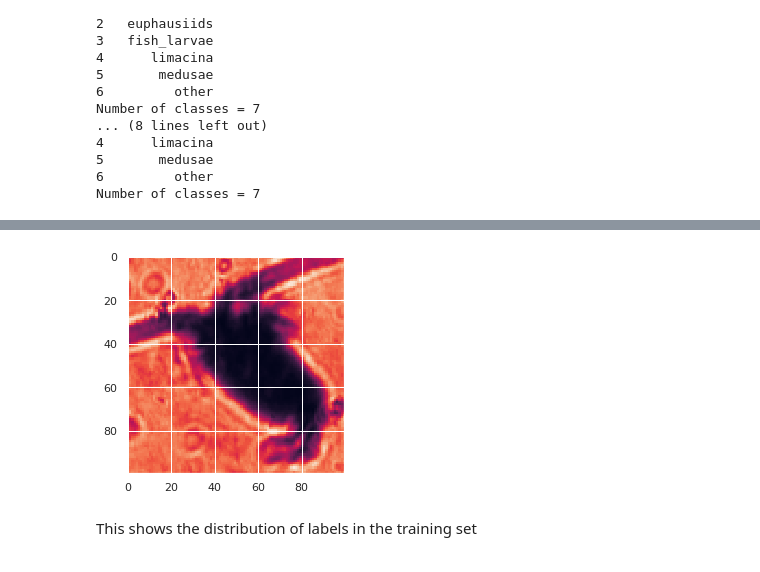
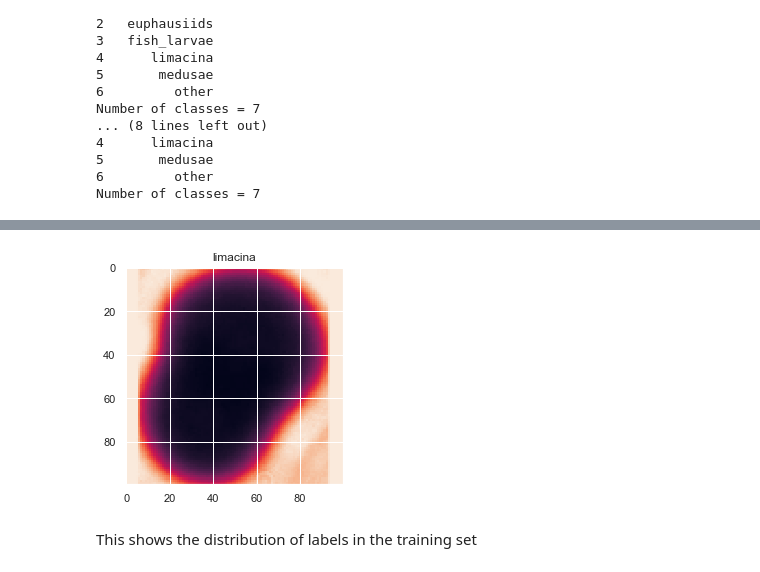
Before and after one commit to George-Marchment/OCEAN, a Jupyter notebook: starting_kit/README_preprocessing.ipynb, the cells around one changed output, grey strips where cells are left out. Saved outputs shown, nothing was run; the diff lists cells and outputs as text; code cells hidden in the pictures.

```diff
--- a/starting_kit/README_preprocessing.ipynb
+++ b/starting_kit/README_preprocessing.ipynb
@@ -155,6 +169,7 @@ def montreImage(index):
     imgSampleData.shape
     imgSampleData = np.resize(imgSampleData,(100,100))
     pyplot.imshow(imgSampleData)
+    pyplot.title(rawData.iloc[index,-1])
     pyplot.show()
 
 def saveImage(index):
@@ -163,11 +178,11 @@ def saveImage(index):
     imgSampleData = np.resize(imgSampleData,(100,100))
 
     img = Image.fromarray(imgSampleData, 'L')
-    img.save("{}.png".format(index))
+    img.save("images/saved/{}.png".format(index))
 # %%
-montreImage(3324)
+montreImage(10)
 # %% [output]
-[figure, old version]
+[figure, new version]
 # %% [markdown]
 This shows the distribution of labels in the training set
 # %%
```
Also changed, not shown: parts of 2 cells of this notebook.
